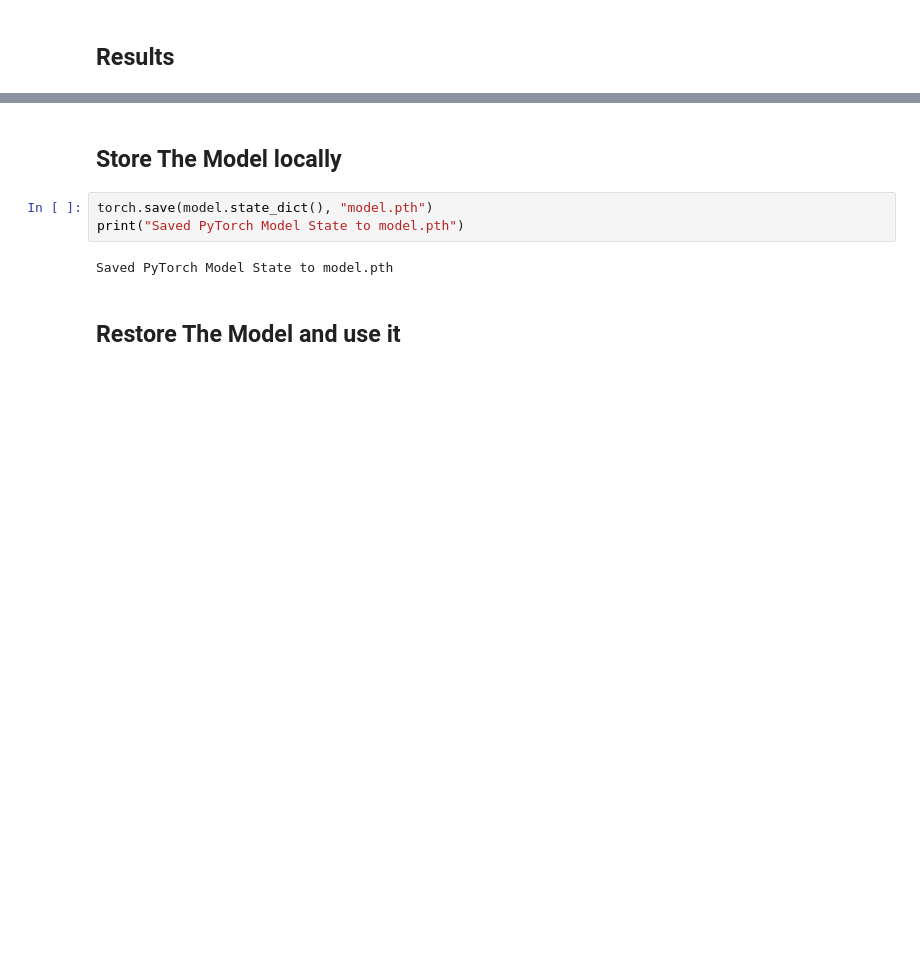
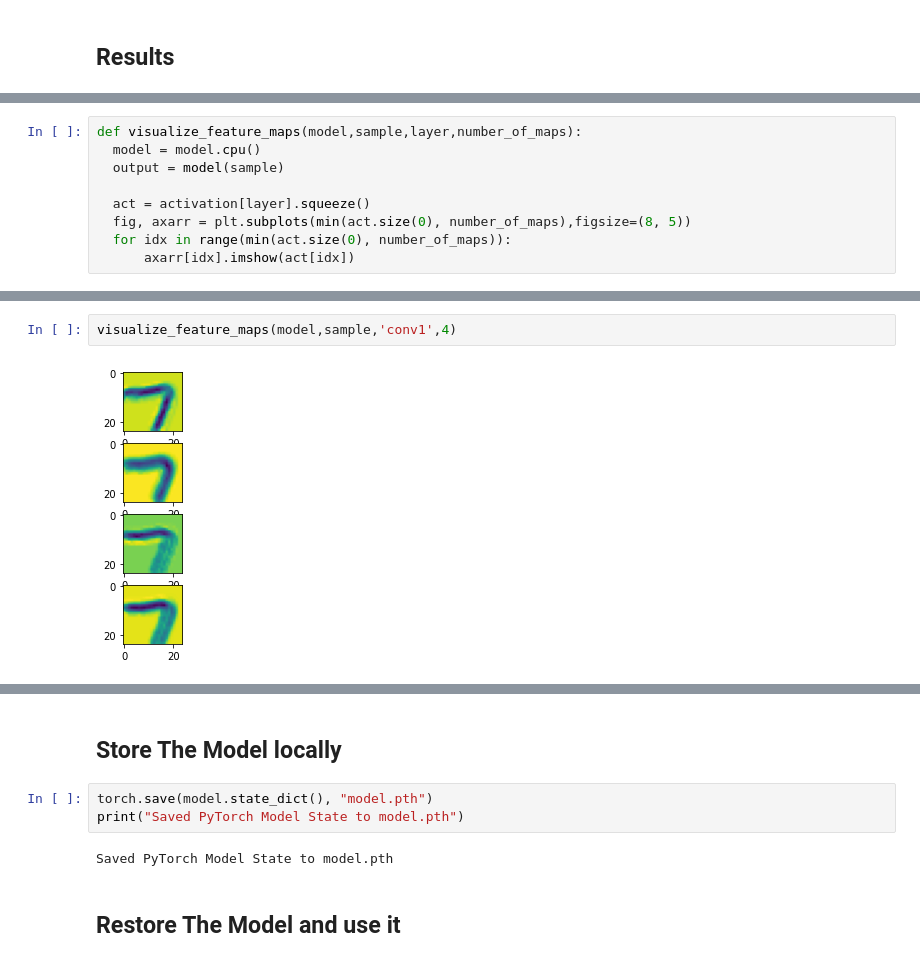
Before and after one commit to AbdelrahmanSalem9/MNIST-Dataset-Pytorch, a Jupyter notebook: MNIST_Dataset_Classification.ipynb, the cells around one changed output, grey strips where cells are left out. Cells and saved outputs as stored; diff of their text form; blank space fills up the shorter version.

```diff
--- a/MNIST_Dataset_Classification.ipynb
+++ b/MNIST_Dataset_Classification.ipynb
@@ -290,0 +312,9 @@ Text(0.5, 1.0, 'Confusion Matrix for MNIST Dataset Classification')
+# %%
+def visualize_feature_maps(model,sample,layer,number_of_maps):
+  model = model.cpu()
+  output = model(sample)
+
+  act = activation[layer].squeeze()
+  fig, axarr = plt.subplots(min(act.size(0), number_of_maps),figsize=(8, 5))
+  for idx in range(min(act.size(0), number_of_maps)):
+      axarr[idx].imshow(act[idx])
@@ -290,0 +332,4 @@ Text(0.5, 1.0, 'Confusion Matrix for MNIST Dataset Classification')
+# %%
+visualize_feature_maps(model,sample,'conv1',4)
+# %% [output]
+[figure, added]
```
Also changed, not shown: parts of 15 cells of this notebook.
